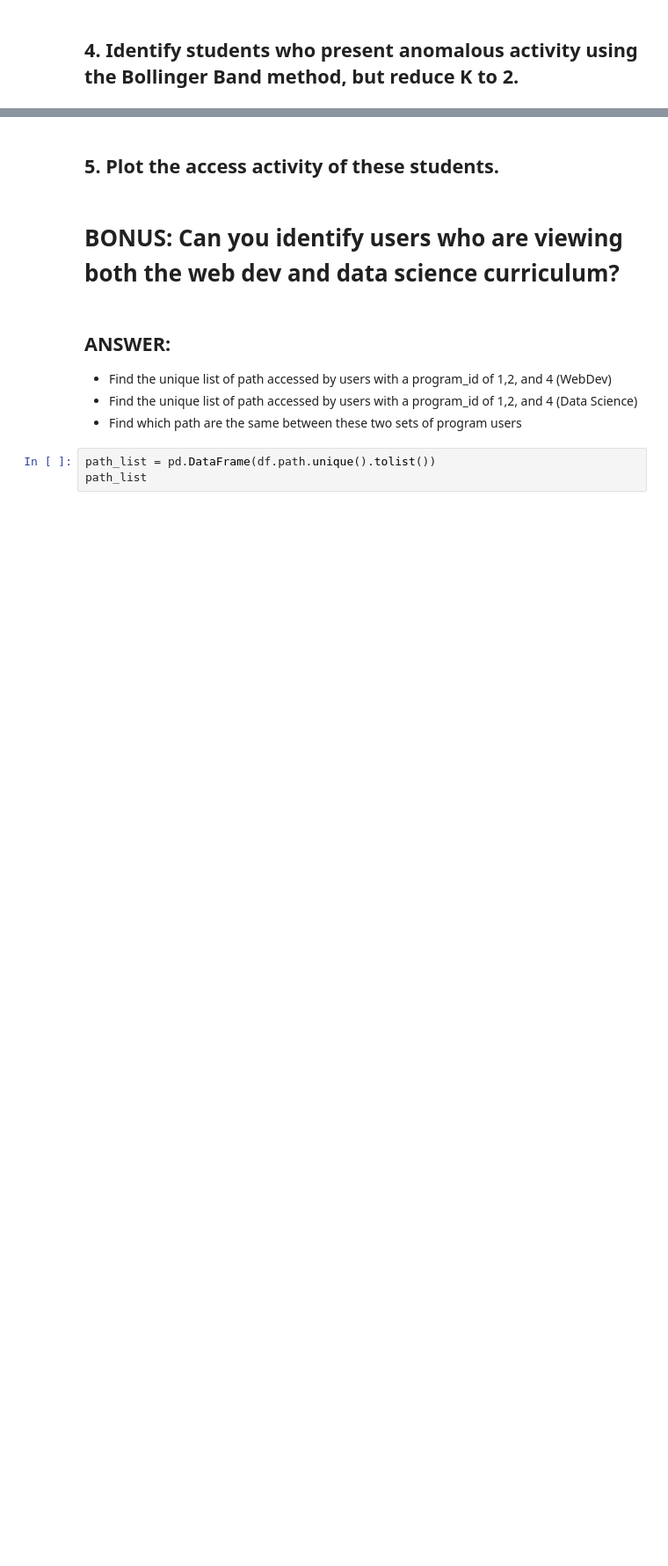
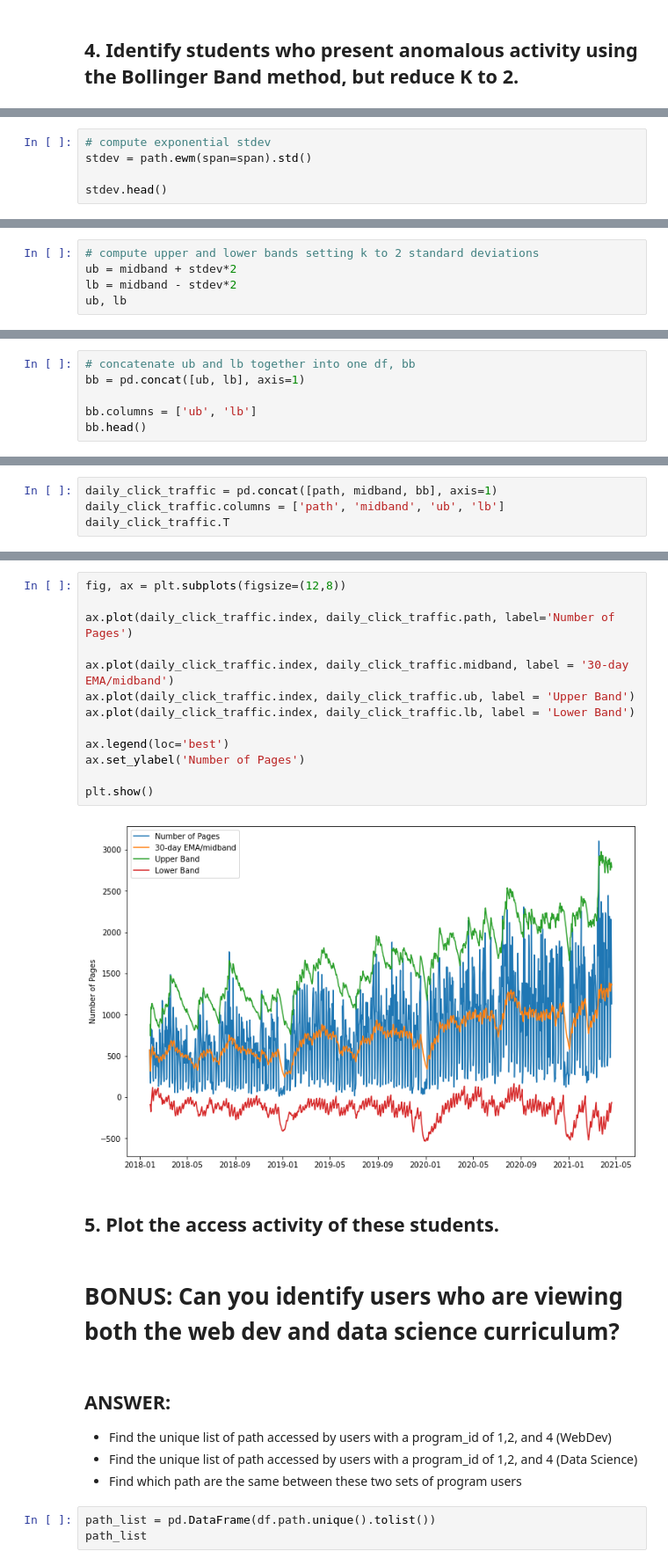
Before and after one commit to QMCBT-JustinEvans/anomaly-detection-exercises, a Jupyter notebook: time_series_anomaly_detection.ipynb, the cells around one changed output, grey strips where cells are left out. Shown at 88% size. Saved outputs shown, nothing was run; the diff lists cells and outputs as text; blank space fills up the shorter version.

```diff
--- a/time_series_anomaly_detection.ipynb
+++ b/time_series_anomaly_detection.ipynb
@@ -298,0 +418,5 @@ Name: user_id, Length: 592, dtype: int64
+# %%
+# compute exponential stdev
+stdev = path.ewm(span=span).std()
+
+stdev.head()
@@ -298,0 +431,5 @@ Name: user_id, Length: 592, dtype: int64
+# %%
+# compute upper and lower bands setting k to 2 standard deviations
+ub = midband + stdev*2
+lb = midband - stdev*2
+ub, lb
@@ -298,0 +454,6 @@ Name: user_id, Length: 592, dtype: int64
+# %%
+# concatenate ub and lb together into one df, bb
+bb = pd.concat([ub, lb], axis=1)
+
+bb.columns = ['ub', 'lb']
+bb.head()
@@ -298,0 +468,4 @@ Name: user_id, Length: 592, dtype: int64
+# %%
+daily_click_traffic = pd.concat([path, midband, bb], axis=1)
+daily_click_traffic.columns = ['path', 'midband', 'ub', 'lb']
+daily_click_traffic.T
@@ -299,3 +481,18 @@ Name: user_id, Length: 592, dtype: int64
+# %%
+fig, ax = plt.subplots(figsize=(12,8))
+
+ax.plot(daily_click_traffic.index, daily_click_traffic.path, label='Number of Pages')
+
+ax.plot(daily_click_traffic.index, daily_click_traffic.midband, label = '30-day EMA/midband')
+ax.plot(daily_click_traffic.index, daily_click_traffic.ub, label = 'Upper Band')
+ax.plot(daily_click_traffic.index, daily_click_traffic.lb, label = 'Lower Band')
+
+ax.legend(loc='best')
+ax.set_ylabel('Number of Pages')
+
+plt.show()
+# %% [output]
+[figure, added]
 # %% [markdown]
 ## 5. Plot the access activity of these students.
 # %% [markdown]
```
Also changed, not shown: parts of 19 cells of this notebook.
